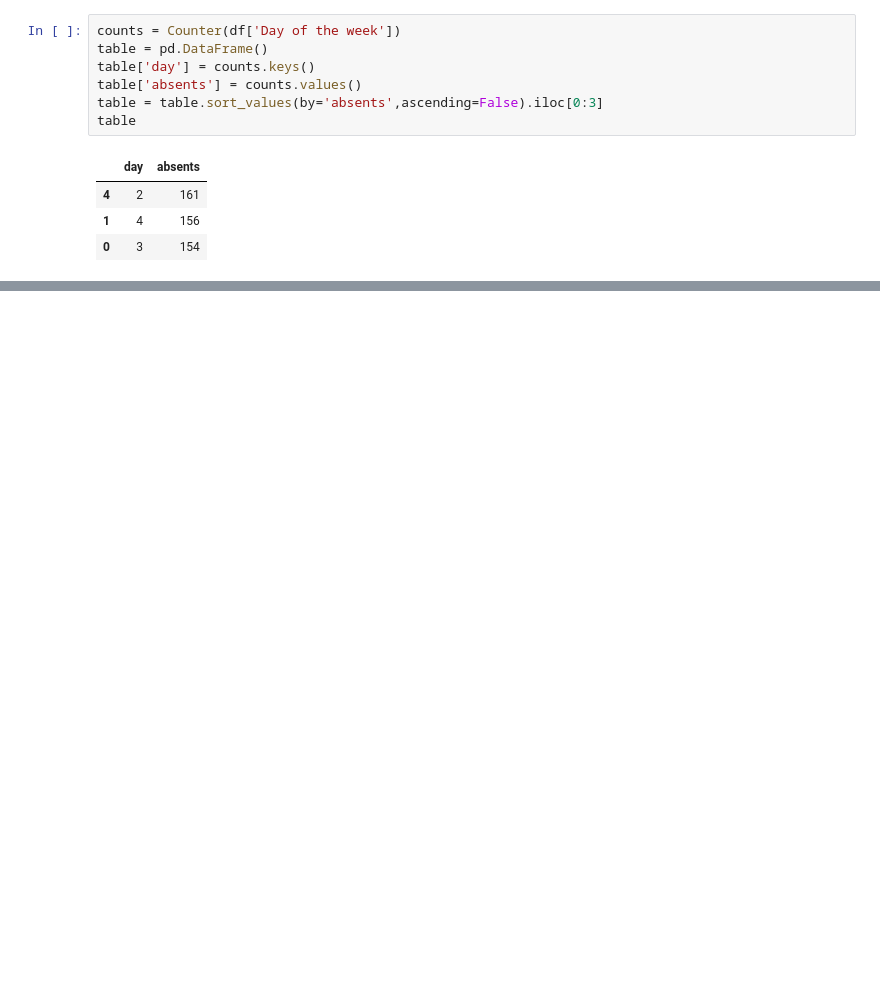
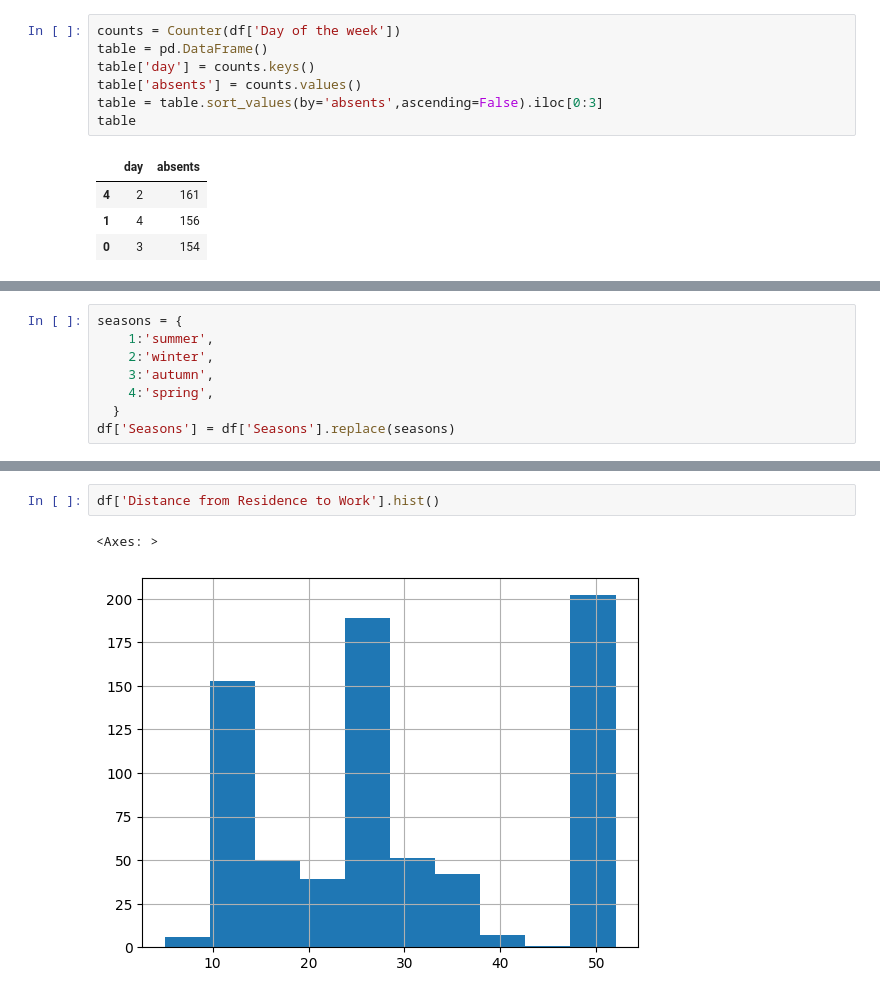
Before and after one commit to mohdshahbaaz059/data-science-project, a Jupyter notebook: Exploratory_Data_Analysis.ipynb, the cells around one changed output, grey strips where cells are left out. Drawn from its saved outputs; the diff is of its cells as text; blank space fills up the shorter version.

```diff
--- a/Exploratory_Data_Analysis.ipynb
+++ b/Exploratory_Data_Analysis.ipynb
@@ -196,0 +285,8 @@ table
+# %%
+seasons = {
+    1:'summer',
+    2:'winter',
+    3:'autumn',
+    4:'spring',
+  }
+df['Seasons'] = df['Seasons'].replace(seasons)
@@ -196,0 +308,5 @@ table
+# %%
+df['Distance from Residence to Work'].hist()
+# %% [output]
+<Axes: >
+[figure, added]
```
Also changed, not shown: parts of 87 cells of this notebook.
